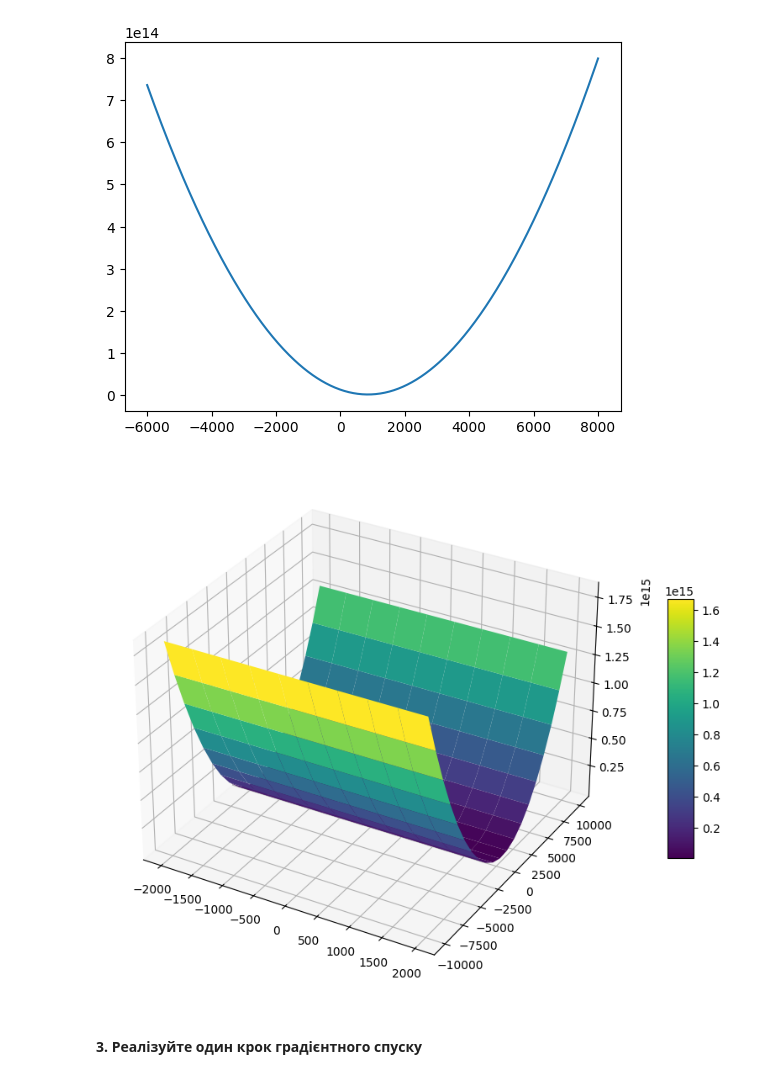
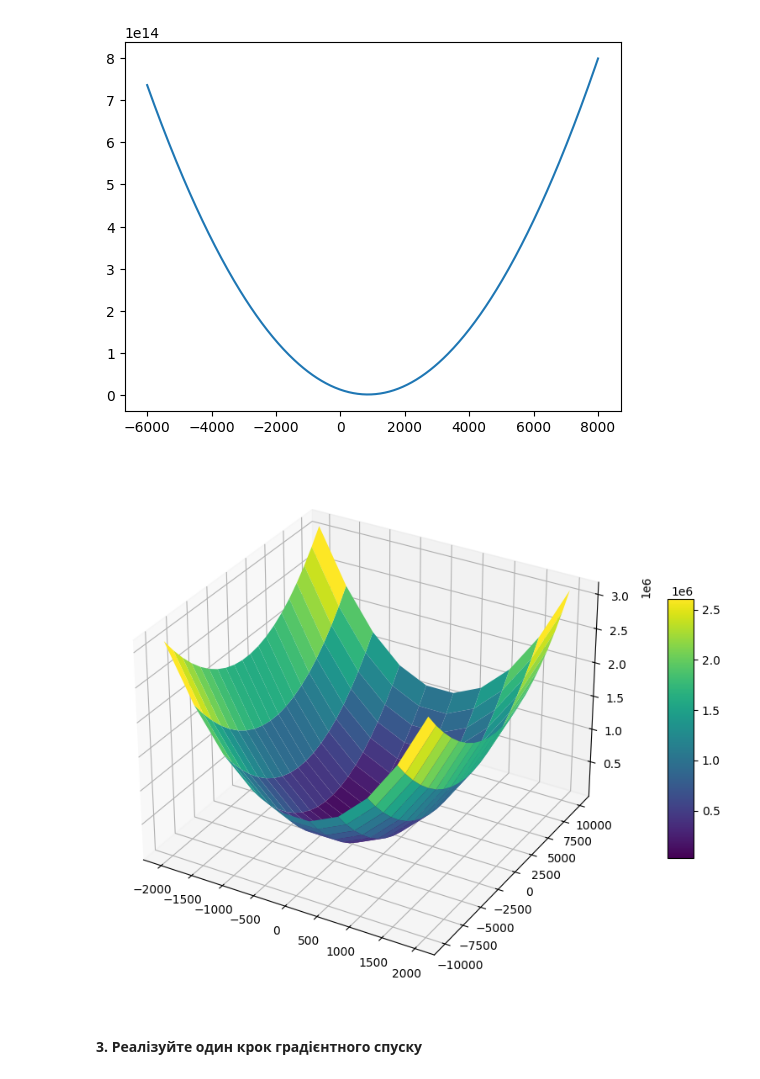
Before and after one commit to evgen-kulik/data_science_hw3, a Jupyter notebook: HW3.ipynb, the cells around one changed output. Drawn from its saved outputs; the diff is of its cells as text; code cells hidden in the pictures.

```diff
--- a/HW3.ipynb
+++ b/HW3.ipynb
@@ -68,19 +68,19 @@ plt.show()
 # %% [output]
 [figure]
 # %%
-# Відмалюємо цю функцію втрат у тривімирному вигляді
+# Відмалюємо цю функцію втрат у тривімирному вигляді.
 from mpl_toolkits.mplot3d import Axes3D
 w_0 = np.linspace(-2000, 2000, 10)  # список значень від -2000 до 2000 (не включно) з кроком 10
 w_1 = np.linspace(-10000, 10000, 20)
 W0, W1 = np.meshgrid(w_0, w_1)  # створення координатних сіток на основі введених масивів
-Z = loss_function(W0, W1, df)
+Z = loss_function(W0, W1, norm)
 fig = plt.figure(figsize = (14, 8))
 ax = fig.add_subplot(111, projection='3d')
 surface = ax.plot_surface(W0, W1, Z, cmap='viridis')
 fig.colorbar(surface, ax=ax, shrink=0.5, aspect=10)
 plt.show()
 # %% [output]
-[figure, old version]
+[figure, new version]
 # %% [markdown]
 #### 3. Реалізуйте один крок градієнтного спуску
 # %%
```
Also changed, not shown: parts of 18 cells of this notebook, 1 other file.
